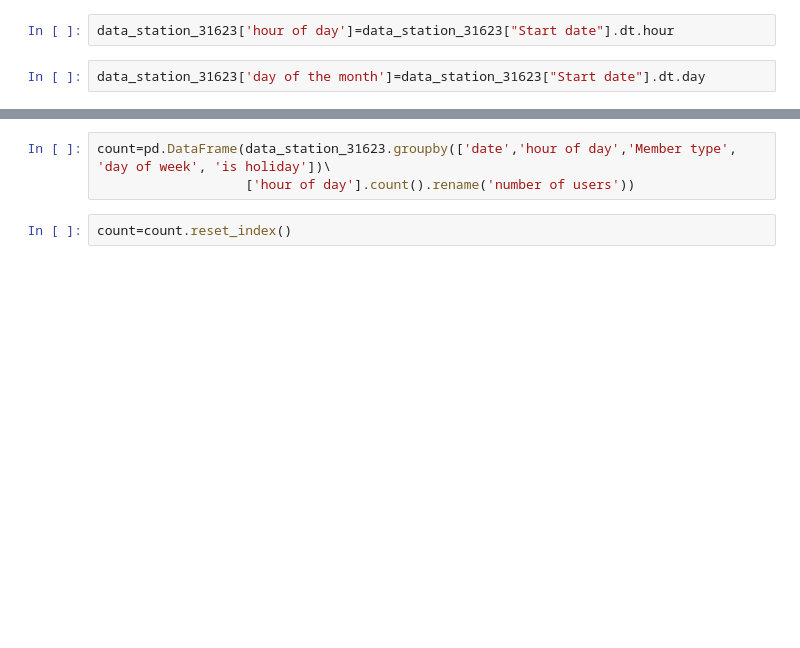
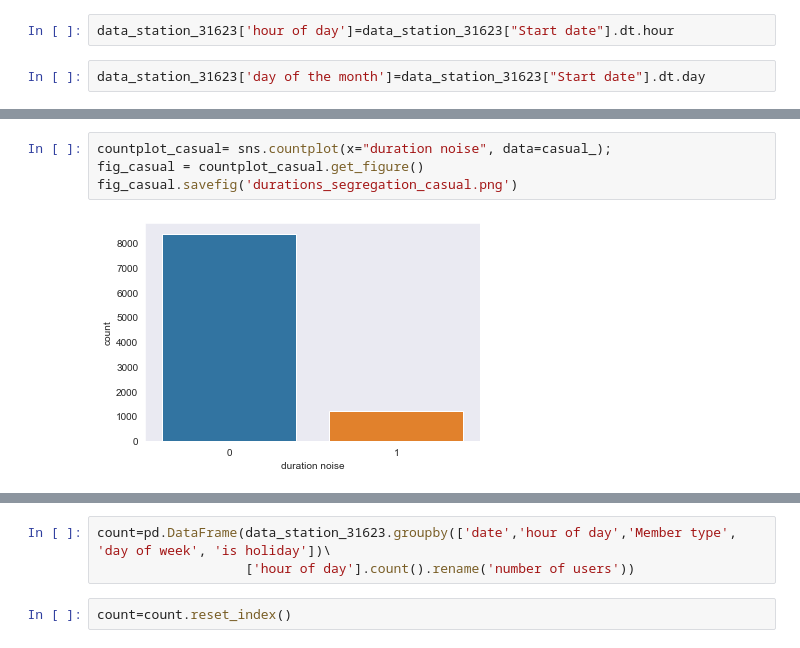
Before and after one commit to HMMJ-1991/bike-sharing, a Jupyter notebook: selected_station_with_week_day_holiday_cols.ipynb, the cells around one changed output, grey strips where cells are left out. Saved outputs shown, nothing was run; the diff lists cells and outputs as text; blank space fills up the shorter version.

```diff
--- a/selected_station_with_week_day_holiday_cols.ipynb
+++ b/selected_station_with_week_day_holiday_cols.ipynb
@@ -90,0 +125,6 @@ data_station_31623['date']=data_station_31623["Start date"].dt.date
+# %%
+countplot_casual= sns.countplot(x="duration noise", data=casual_);
+fig_casual = countplot_casual.get_figure()
+fig_casual.savefig('durations_segregation_casual.png')
+# %% [output]
+[figure, added]
```
Also changed, not shown: parts of 26 cells of this notebook, 4 other files.
